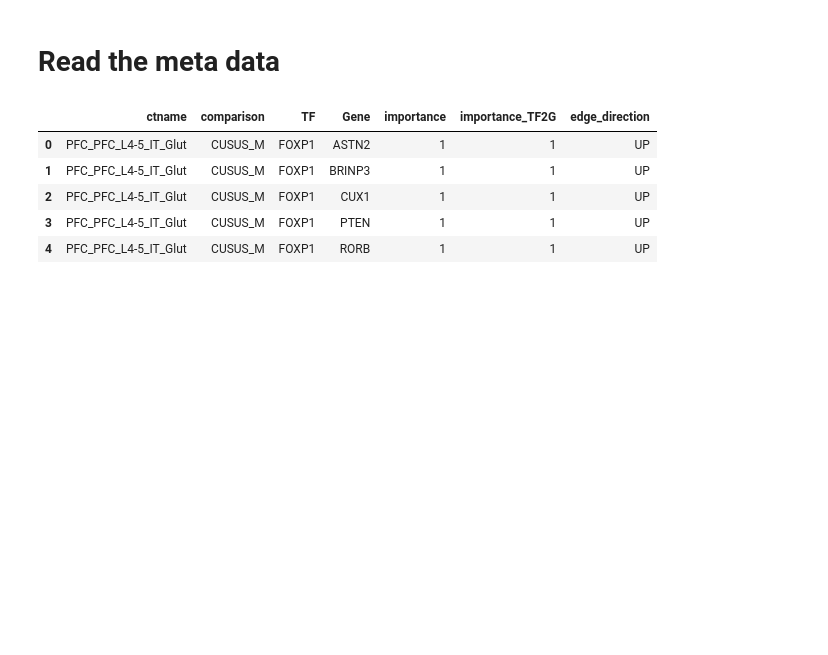
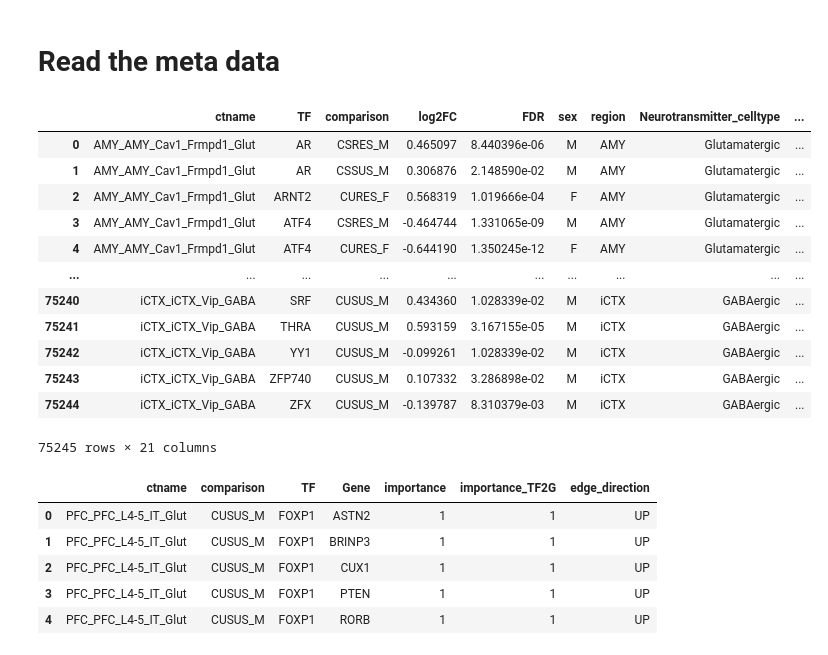
Before and after one commit to juychen/scmmd, a Jupyter notebook: 16snscenicGraph.ipynb, the cells around one changed output. Drawn from its saved outputs; the diff is of its cells as text; code cells hidden in the pictures; blank space fills up the shorter version.

```diff
--- a/16snscenicGraph.ipynb
+++ b/16snscenicGraph.ipynb
@@ -539,3 +666,19 @@ df_tf_target_deg_hypergeom['Direction'] = df_tf_target_deg_hypergeom['log2FC'].a
+# %%
+df_tf_target_deg_hypergeom
+# %% [output]
+|  | ctname | TF | comparison | log2FC | FDR | sex | region | Neurotransmitter_celltype | ... |
+| 0 | AMY_AMY_Cav1_Frmpd1_Glut | AR | CSRES_M | 0.465097 | 8.440396e-06 | M | AMY | Glutamatergic | ... |
+| 1 | AMY_AMY_Cav1_Frmpd1_Glut | AR | CSSUS_M | 0.306876 | 2.148590e-02 | M | AMY | Glutamatergic | ... |
+| 2 | AMY_AMY_Cav1_Frmpd1_Glut | ARNT2 | CURES_F | 0.568319 | 1.019666e-04 | F | AMY | Glutamatergic | ... |
+| 3 | AMY_AMY_Cav1_Frmpd1_Glut | ATF4 | CSRES_M | -0.464744 | 1.331065e-09 | M | AMY | Glutamatergic | ... |
+| 4 | AMY_AMY_Cav1_Frmpd1_Glut | ATF4 | CURES_F | -0.644190 | 1.350245e-12 | F | AMY | Glutamatergic | ... |
+| ... | ... | ... | ... | ... | ... | ... | ... | ... | ... |
+| 75240 | iCTX_iCTX_Vip_GABA | SRF | CUSUS_M | 0.434360 | 1.028339e-02 | M | iCTX | GABAergic | ... |
+| 75241 | iCTX_iCTX_Vip_GABA | THRA | CUSUS_M | 0.593159 | 3.167155e-05 | M | iCTX | GABAergic | ... |
+| 75242 | iCTX_iCTX_Vip_GABA | YY1 | CUSUS_M | -0.099261 | 1.028339e-02 | M | iCTX | GABAergic | ... |
+| 75243 | iCTX_iCTX_Vip_GABA | ZFP740 | CUSUS_M | 0.107332 | 3.286898e-02 | M | iCTX | GABAergic | ... |
+| 75244 | iCTX_iCTX_Vip_GABA | ZFX | CUSUS_M | -0.139787 | 8.310379e-03 | M | iCTX | GABAergic | ... |
+75245 rows × 21 columns
 # %%
 # Select celltype name
 selected_ctname = 'PFC_PFC_L4-5_IT_Glut'
```
Also changed, not shown: parts of 3 cells of this notebook, 4 other files.
